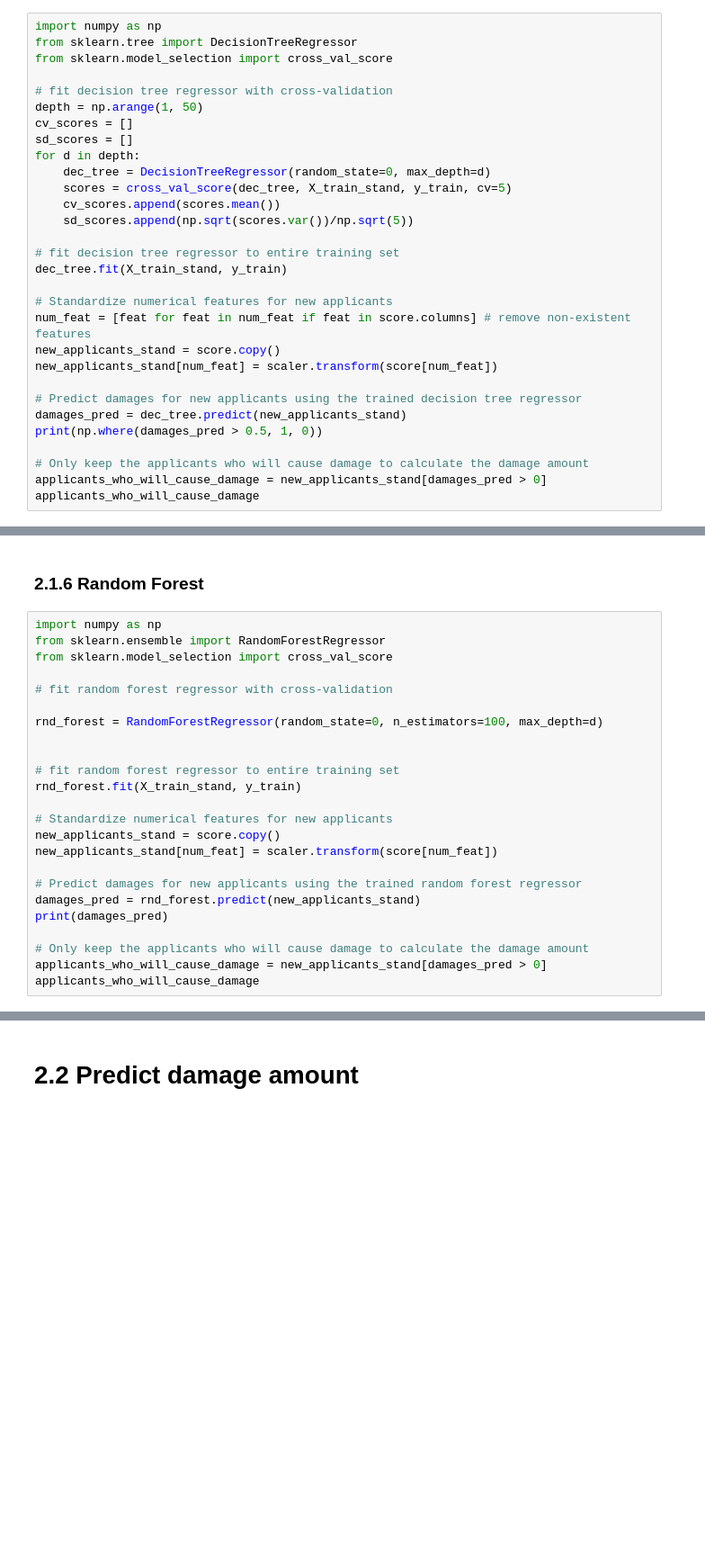
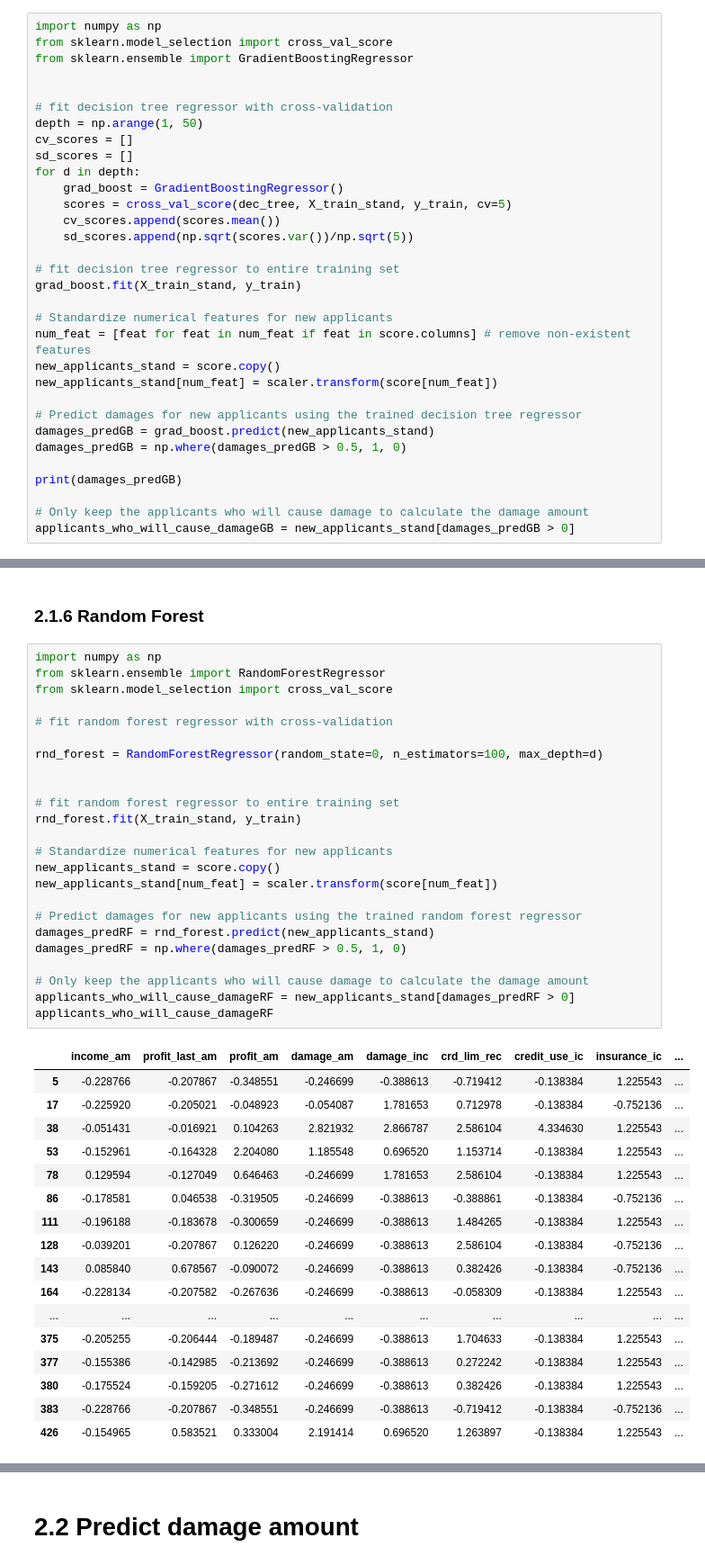
Before and after one commit to TomasHeyneman/Project-ML-, a Jupyter notebook: project.ipynb, the cells around one changed output, grey strips where cells are left out. Shown at 90% size. Saved outputs shown, nothing was run; the diff lists cells and outputs as text; blank space fills up the shorter version.

```diff
--- a/project.ipynb
+++ b/project.ipynb
@@ -1074,21 +1070,22 @@ applicants_who_will_cause_damage
 ### 2.1.3 Gradient Boosting
 # %%
 import numpy as np
-from sklearn.tree import DecisionTreeRegressor
 from sklearn.model_selection import cross_val_score
+from sklearn.ensemble import GradientBoostingRegressor
+
 
 # fit decision tree regressor with cross-validation
 depth = np.arange(1, 50)
 cv_scores = []
 sd_scores = []
 for d in depth:
-    dec_tree = DecisionTreeRegressor(random_state=0, max_depth=d)
+    grad_boost = GradientBoostingRegressor()
     scores = cross_val_score(dec_tree, X_train_stand, y_train, cv=5)
     cv_scores.append(scores.mean())
     sd_scores.append(np.sqrt(scores.var())/np.sqrt(5))
 
 # fit decision tree regressor to entire training set
-dec_tree.fit(X_train_stand, y_train)
+grad_boost.fit(X_train_stand, y_train)
 
 # Standardize numerical features for new applicants
 num_feat = [feat for feat in num_feat if feat in score.columns] # remove non-existent features
@@ -1096,10 +1093,11 @@ new_applicants_stand = score.copy()
 new_applicants_stand[num_feat] = scaler.transform(score[num_feat])
 
 # Predict damages for new applicants using the trained decision tree regressor
-damages_pred = dec_tree.predict(new_applicants_stand)
-print(np.where(damages_pred > 0.5, 1, 0))
+damages_predGB = grad_boost.predict(new_applicants_stand)
+damages_predGB = np.where(damages_predGB > 0.5, 1, 0)
+
+print(damages_predGB)
 
 # Only keep the applicants who will cause damage to calculate the damage amount
-applicants_who_will_cause_damage = new_applicants_stand[damages_pred > 0]
-applicants_who_will_cause_damage
+applicants_who_will_cause_damageGB = new_applicants_stand[damages_predGB > 0]
 # %% [output]
@@ -1247,25 +1174,42 @@ applicants_who_will_cause_damage
 # %%
 import numpy as np
 from sklearn.ensemble import RandomForestRegressor
 from sklearn.model_selection import cross_val_score
 
 # fit random forest regressor with cross-validation
 
 rnd_forest = RandomForestRegressor(random_state=0, n_estimators=100, max_depth=d)
 
 
 # fit random forest regressor to entire training set
 rnd_forest.fit(X_train_stand, y_train)
 
 # Standardize numerical features for new applicants
 new_applicants_stand = score.copy()
 new_applicants_stand[num_feat] = scaler.transform(score[num_feat])
 
 # Predict damages for new applicants using the trained random forest regressor
-damages_pred = rnd_forest.predict(new_applicants_stand)
-print(damages_pred)
+damages_predRF = rnd_forest.predict(new_applicants_stand)
+damages_predRF = np.where(damages_predRF > 0.5, 1, 0)
 
 # Only keep the applicants who will cause damage to calculate the damage amount
-applicants_who_will_cause_damage = new_applicants_stand[damages_pred > 0]
-applicants_who_will_cause_damage
+applicants_who_will_cause_damageRF = new_applicants_stand[damages_predRF > 0]
+applicants_who_will_cause_damageRF
 # %% [output]
+|  | income_am | profit_last_am | profit_am | damage_am | damage_inc | crd_lim_rec | credit_use_ic | insurance_ic | ... |
+| 5 | -0.228766 | -0.207867 | -0.348551 | -0.246699 | -0.388613 | -0.719412 | -0.138384 | 1.225543 | ... |
+| 17 | -0.225920 | -0.205021 | -0.048923 | -0.054087 | 1.781653 | 0.712978 | -0.138384 | -0.752136 | ... |
+| 38 | -0.051431 | -0.016921 | 0.104263 | 2.821932 | 2.866787 | 2.586104 | 4.334630 | 1.225543 | ... |
+| 53 | -0.152961 | -0.164328 | 2.204080 | 1.185548 | 0.696520 | 1.153714 | -0.138384 | 1.225543 | ... |
+| 78 | 0.129594 | -0.127049 | 0.646463 | -0.246699 | 1.781653 | 2.586104 | -0.138384 | 1.225543 | ... |
+| 86 | -0.178581 | 0.046538 | -0.319505 | -0.246699 | -0.388613 | -0.388861 | -0.138384 | -0.752136 | ... |
+| 111 | -0.196188 | -0.183678 | -0.300659 | -0.246699 | -0.388613 | 1.484265 | -0.138384 | 1.225543 | ... |
+| 128 | -0.039201 | -0.207867 | 0.126220 | -0.246699 | -0.388613 | 2.586104 | -0.138384 | -0.752136 | ... |
+| 143 | 0.085840 | 0.678567 | -0.090072 | -0.246699 | -0.388613 | 0.382426 | -0.138384 | -0.752136 | ... |
+| 164 | -0.228134 | -0.207582 | -0.267636 | -0.246699 | -0.388613 | -0.058309 | -0.138384 | 1.225543 | ... |
+| ... | ... | ... | ... | ... | ... | ... | ... | ... | ... |
+| 375 | -0.205255 | -0.206444 | -0.189487 | -0.246699 | -0.388613 | 1.704633 | -0.138384 | 1.225543 | ... |
+| 377 | -0.155386 | -0.142985 | -0.213692 | -0.246699 | -0.388613 | 0.272242 | -0.138384 | 1.225543 | ... |
+| 380 | -0.175524 | -0.159205 | -0.271612 | -0.246699 | -0.388613 | 0.382426 | -0.138384 | 1.225543 | ... |
+| 383 | -0.228766 | -0.207867 | -0.348551 | -0.246699 | -0.388613 | -0.719412 | -0.138384 | -0.752136 | ... |
+| 426 | -0.154965 | 0.583521 | 0.333004 | 2.191414 | 0.696520 | 1.263897 | -0.138384 | 1.225543 | ... |
```
Also changed, not shown: parts of 35 cells of this notebook, 2 other files.
